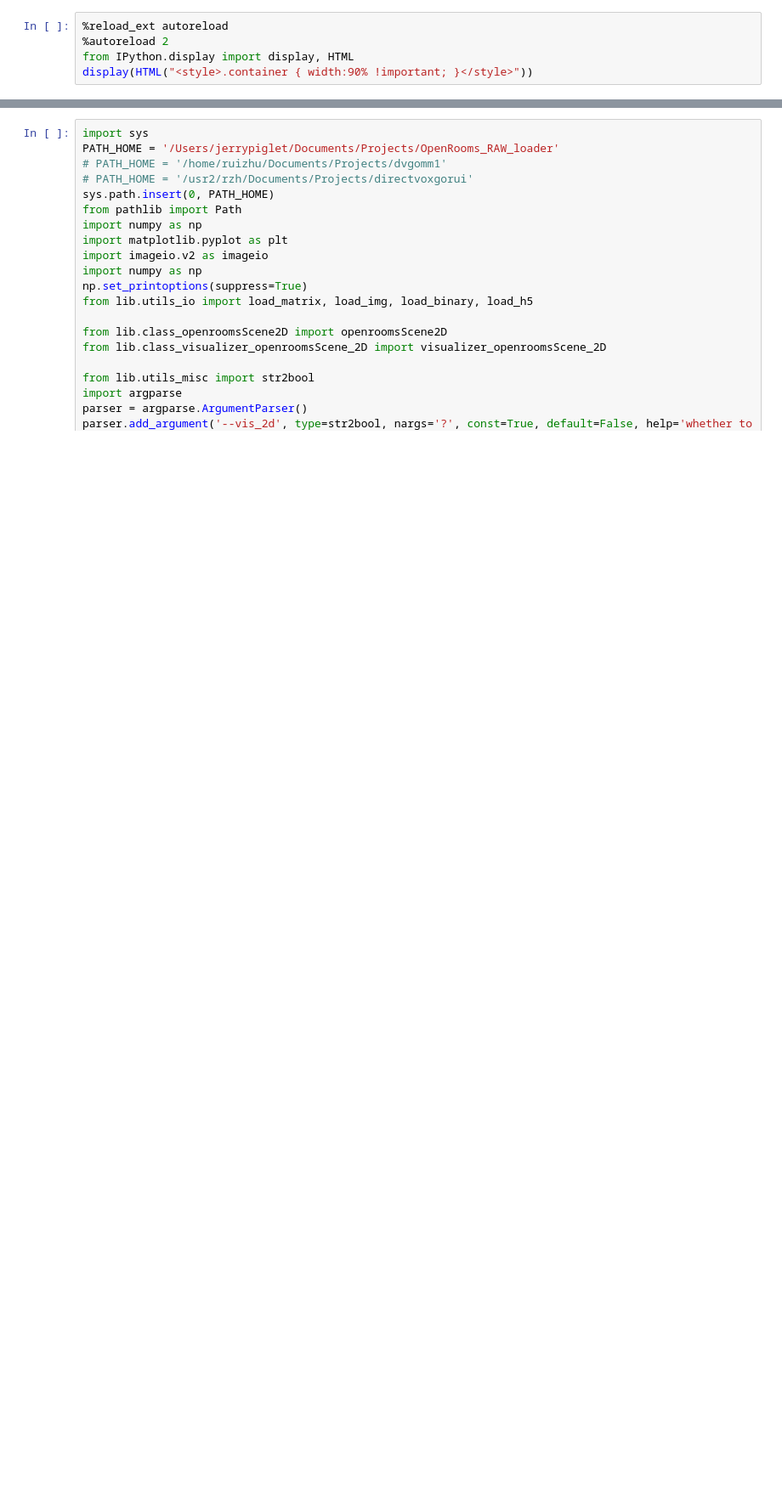
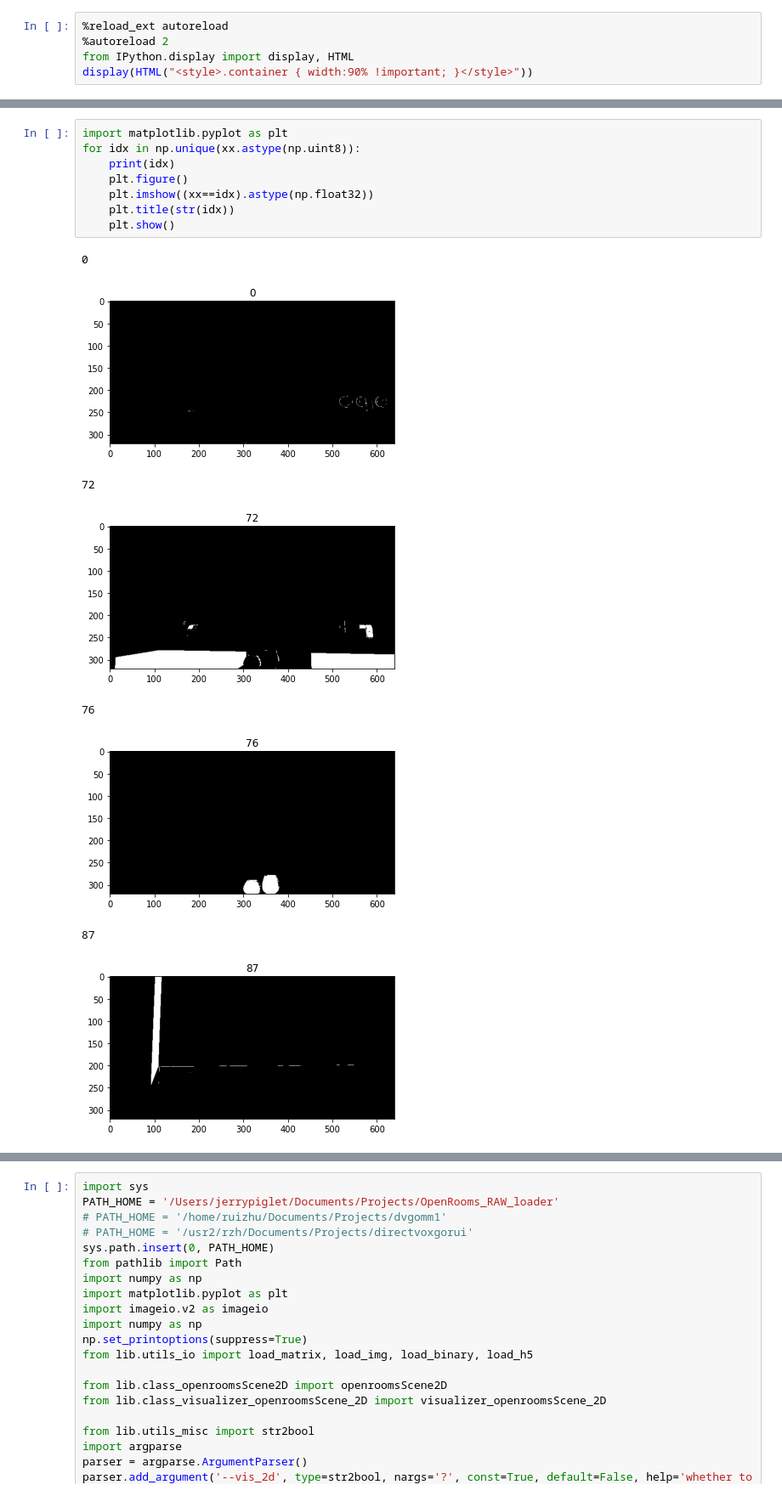
Before and after one commit to Jerrypiglet/rui-indoorinv-data, a Jupyter notebook: test_class_openroomsScene2D.ipynb, the cells around one changed output, grey strips where cells are left out. Shown at 85% size. Cells and saved outputs as stored; diff of their text form; blank space fills up the shorter version.

```diff
--- a/test_class_openroomsScene2D.ipynb
+++ b/test_class_openroomsScene2D.ipynb
@@ -14,0 +47,17 @@ AttributeError: 'NoneType' object has no attribute 'shape'
+# %%
+import matplotlib.pyplot as plt
+for idx in np.unique(xx.astype(np.uint8)):
+    print(idx)
+    plt.figure()
+    plt.imshow((xx==idx).astype(np.float32))
+    plt.title(str(idx))
+    plt.show()
+# %% [output]
+0
+[figure, added]
+72
+[figure, added]
+76
+[figure, added]
+87
+[figure, added]
```
Also changed, not shown: parts of 4 cells of this notebook, 12 other files.
